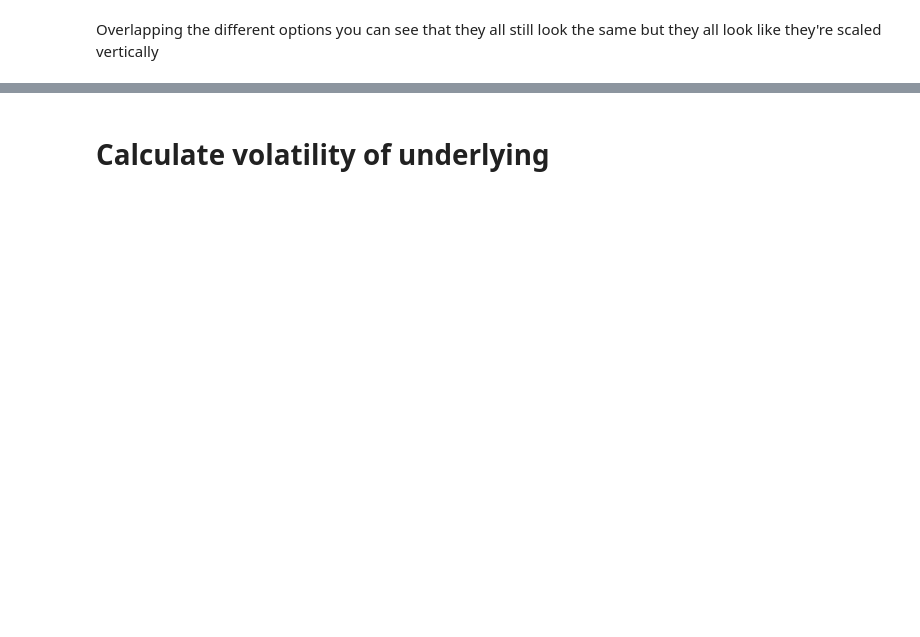
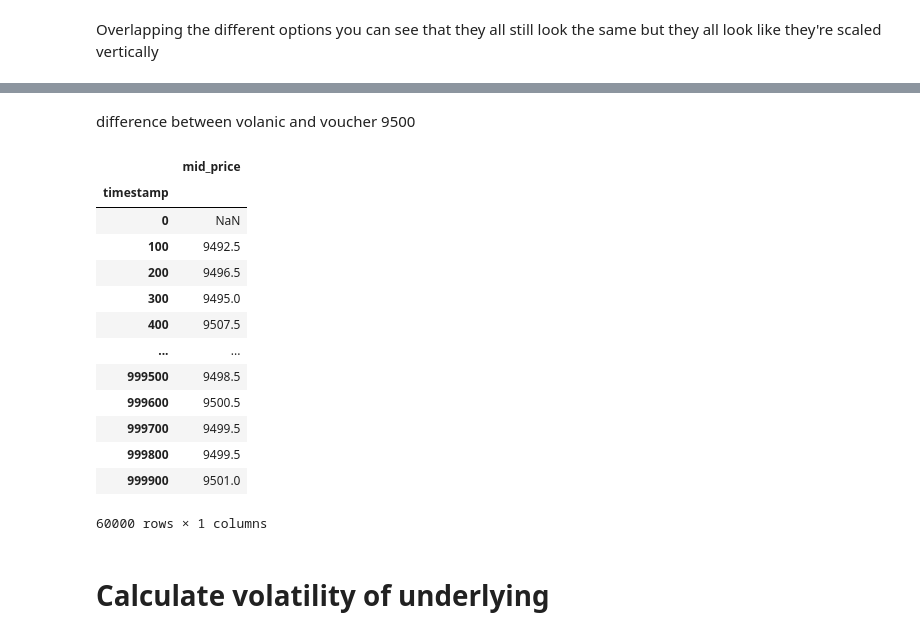
Before and after one commit to iamzr/imc-prosperity-3, a Jupyter notebook: round_3/analysis.ipynb, the cells around one changed output, grey strips where cells are left out. Cells and saved outputs as stored; diff of their text form; code cells hidden in the pictures; blank space fills up the shorter version.

```diff
--- a/round_3/analysis.ipynb
+++ b/round_3/analysis.ipynb
@@ -92,3 +115,22 @@ Overlapping the different options you can see that they all still look the same
+# %% [markdown]
+difference between volanic and voucher 9500
+# %%
+data[Products.VOLCANIC_ROCK][["timestamp","mid_price"]].set_index("timestamp").shift(1) - data[Products.VOLCANIC_ROCK_VOUCHER_9500][["timestamp","mid_price"]].set_index("timestamp")
+# %% [output]
+|  | mid_price |
+| timestamp |  |
+| 0 | NaN |
+| 100 | 9492.5 |
+| 200 | 9496.5 |
+| 300 | 9495.0 |
+| 400 | 9507.5 |
+| ... | ... |
+| 999500 | 9498.5 |
+| 999600 | 9500.5 |
+| 999700 | 9499.5 |
+| 999800 | 9499.5 |
+| 999900 | 9501.0 |
+60000 rows × 1 columns
 # %% [markdown]
 # Calculate volatility of underlying
 # %%
```
Also changed, not shown: parts of 15 cells of this notebook, 3 other files.
